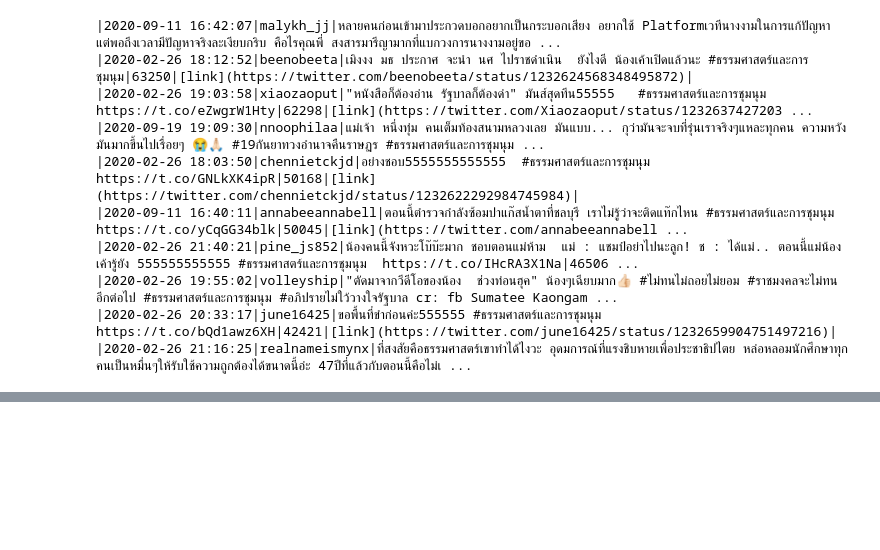
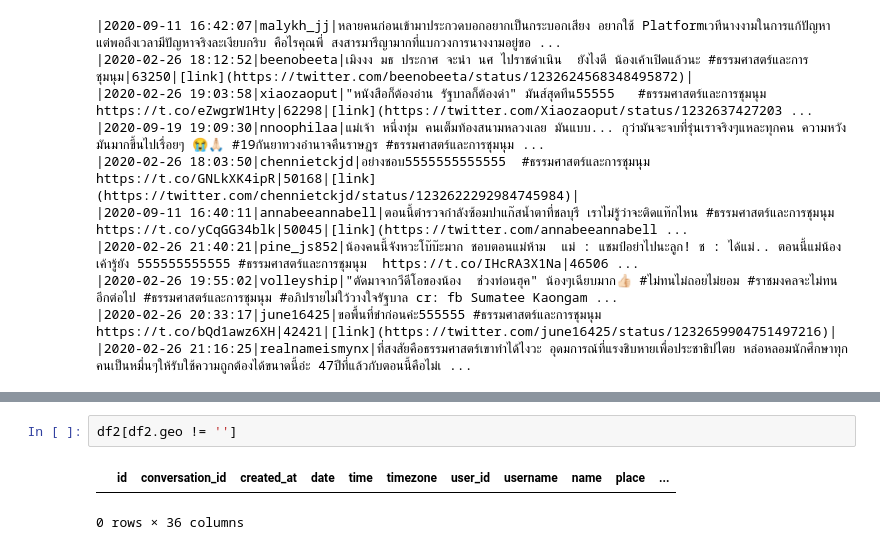
Before and after one commit to nozomiyamada/twitter_analysis, a Jupyter notebook: processing.ipynb, the cells around one changed output, grey strips where cells are left out. Saved outputs shown, nothing was run; the diff lists cells and outputs as text; blank space fills up the shorter version.

```diff
--- a/processing.ipynb
+++ b/processing.ipynb
@@ -389,0 +471,5 @@ for i, row in df.sort_values(["retweets_count"], ascending=False)[['created_at',
+# %%
+df2[df2.geo != '']
+# %% [output]
+|  | id | conversation_id | created_at | date | time | timezone | user_id | username | name | place | ... |
+0 rows × 36 columns
```
Also changed, not shown: parts of 16 cells of this notebook, 2 other files.
